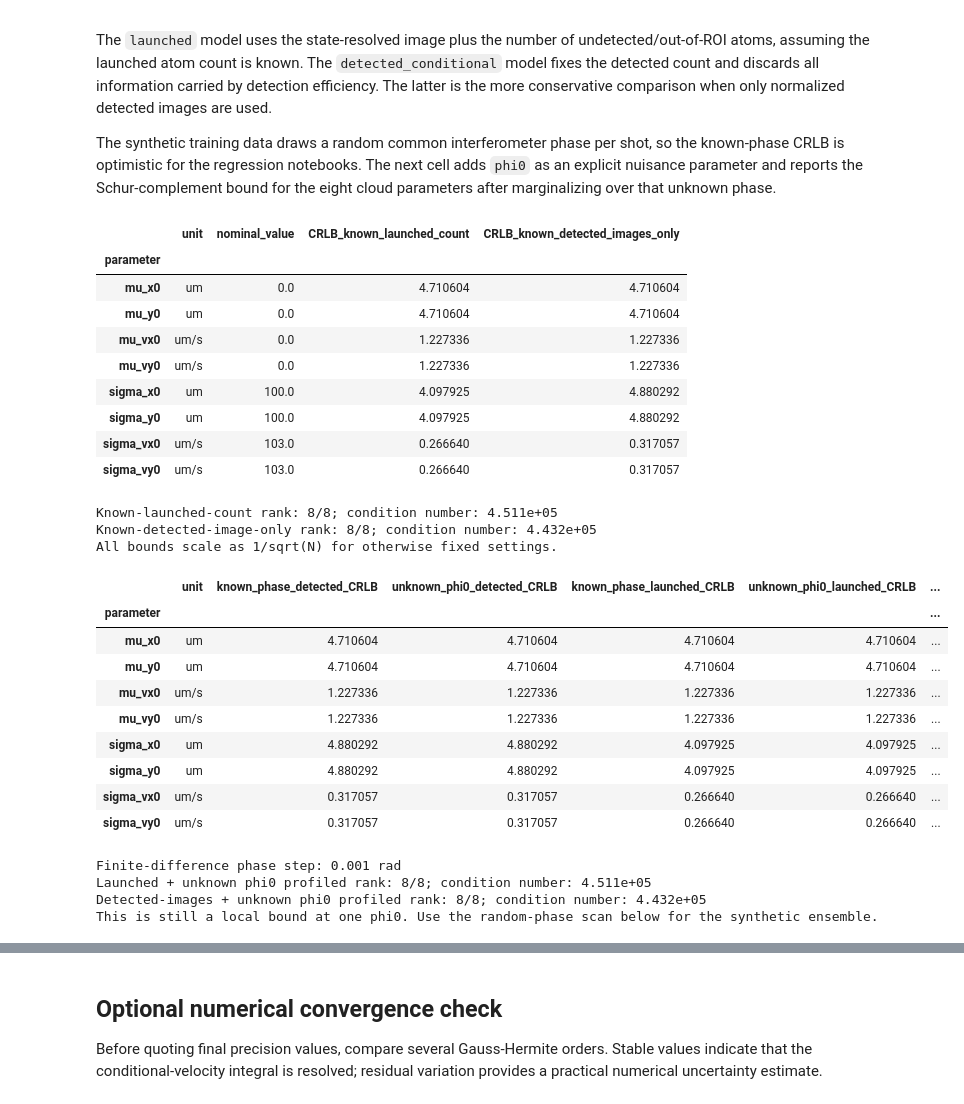
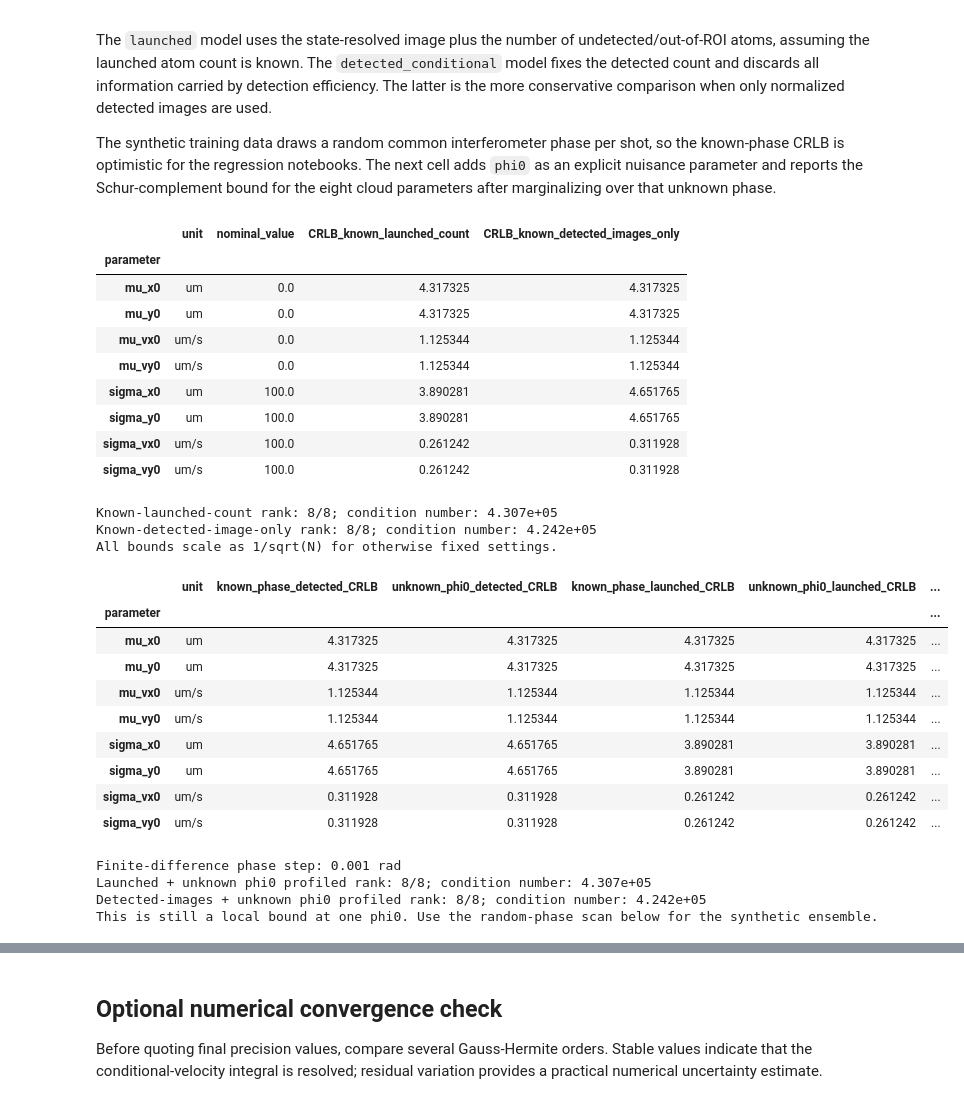
Before and after one commit to noammouelle/gaussian-wavefront-spatially-resolved-inference, a Jupyter notebook: notebooks/psmap_initial_condition_fisher.ipynb, the cells around one changed output, grey strips where cells are left out. Saved outputs shown, nothing was run; the diff lists cells and outputs as text; code cells hidden in the pictures.

```diff
--- a/notebooks/psmap_initial_condition_fisher.ipynb
+++ b/notebooks/psmap_initial_condition_fisher.ipynb
@@ -44,16 +44,16 @@ PSMAP_PATH = REPO / 'output-files' / 'PSGRID4D_CONFOCAL_Z0.h5'
 T_DET = 3.8
 PHI0 = 0.
 N_ATOMS = 100_000_000
-HERMITE_ORDER = 12  # increase to 16 to check quadrature convergence
+HERMITE_ORDER = 16  # increase to 16 to check quadrature convergence
 
 # Match the compact 2D-image artifacts: 64 bins over +/-5 mm.
-N_BINS = 64
+N_BINS = 32
 IMAGE_RANGE = 3e-3
 x_edges = np.linspace(-IMAGE_RANGE, IMAGE_RANGE, N_BINS + 1)
 y_edges = np.linspace(-IMAGE_RANGE, IMAGE_RANGE, N_BINS + 1)
 
 # Order: mu_x0, mu_y0, mu_vx0, mu_vy0, sigma_x0, sigma_y0, sigma_vx0, sigma_vy0.
-theta_nominal = np.array([0, 0, 0, 0, 100e-6, 100e-6, 309e-6/3, 309e-6/3], dtype=float)
+theta_nominal = np.array([0, 0, 0, 0, 100e-6, 100e-6, 100e-6, 100e-6], dtype=float)
 
 # Typical shot-to-shot variation scales used only to condition the Fisher matrix.
 parameter_scales = np.array([10e-6, 10e-6, 10e-6, 10e-6, 10e-6, 10e-6, 10e-6, 10e-6])
@@ -136,8 +136,8 @@ def fisher_from_probabilities(probabilities, jacobian, n_atoms, probability_floo
     return float(n_atoms) * (jacobian[valid].T @ (jacobian[valid] / probabilities[valid, None]))
 
 
-def marginalize_last_parameter(fisher, scales, rcond=1e-10):
-    """Return CRLB diagnostics for physical parameters after removing phi0."""
+def profile_last_parameter_scaled(fisher, scales):
+    """Return the scaled Schur-complement Fisher after removing phi0."""
     scales = np.asarray(scales, dtype=float)
     scale_matrix = np.diag(scales)
     fisher_scaled = scale_matrix @ fisher @ scale_matrix
@@ -150,8 +150,14 @@ def marginalize_last_parameter(fisher, scales, rcond=1e-10):
         profiled_scaled = a - b @ b.T / c
     else:
         profiled_scaled = a
+    return profiled_scaled
+
+
+def diagnostics_from_profiled_scaled(profiled_scaled, scales, rcond=1e-10):
+    """Return CRLB diagnostics for a scaled physical-parameter Fisher matrix."""
+    scales = np.asarray(scales, dtype=float)
     covariance_scaled = np.linalg.pinv(profiled_scaled, rcond=rcond, hermitian=True)
-    covariance = np.diag(scales[:-1]) @ covariance_scaled @ np.diag(scales[:-1])
+    covariance = np.diag(scales) @ covariance_scaled @ np.diag(scales)
     std = np.sqrt(np.maximum(np.diag(covariance), 0.0))
     denom = np.outer(std, std)
     corr = np.divide(covariance, denom, out=np.zeros_like(covariance), where=denom > 0)
@@ -161,6 +167,13 @@ def marginalize_last_parameter(fisher, scales, rcond=1e-10):
     positive = eigenvalues[eigenvalues > threshold]
     condition_number = float(positive[-1] / positive[0]) if len(positive) else np.inf
     return std, corr, eigenvalues, rank, condition_number
+
+
+def marginalize_last_parameter(fisher, scales, rcond=1e-10):
+    """Return CRLB diagnostics for physical parameters after removing phi0."""
+    scales = np.asarray(scales, dtype=float)
+    profiled_scaled = profile_last_parameter_scaled(fisher, scales)
+    return diagnostics_from_profiled_scaled(profiled_scaled, scales[:-1], rcond=rcond)
 
 
 precision_table = pd.DataFrame({
@@ -178,16 +191,16 @@ print('All bounds scale as 1/sqrt(N) for otherwise fixed settings.')
 # %% [output]
 |  | unit | nominal_value | CRLB_known_launched_count | CRLB_known_detected_images_only |
 | parameter |  |  |  |  |
-| mu_x0 | um | 0.0 | 4.710604 | 4.710604 |
-| mu_y0 | um | 0.0 | 4.710604 | 4.710604 |
-| mu_vx0 | um/s | 0.0 | 1.227336 | 1.227336 |
-| mu_vy0 | um/s | 0.0 | 1.227336 | 1.227336 |
-| sigma_x0 | um | 100.0 | 4.097925 | 4.880292 |
-| sigma_y0 | um | 100.0 | 4.097925 | 4.880292 |
-| sigma_vx0 | um/s | 103.0 | 0.266640 | 0.317057 |
-| sigma_vy0 | um/s | 103.0 | 0.266640 | 0.317057 |
+| mu_x0 | um | 0.0 | 4.317325 | 4.317325 |
+| mu_y0 | um | 0.0 | 4.317325 | 4.317325 |
+| mu_vx0 | um/s | 0.0 | 1.125344 | 1.125344 |
+| mu_vy0 | um/s | 0.0 | 1.125344 | 1.125344 |
+| sigma_x0 | um | 100.0 | 3.890281 | 4.651765 |
+| sigma_y0 | um | 100.0 | 3.890281 | 4.651765 |
+| sigma_vx0 | um/s | 100.0 | 0.261242 | 0.311928 |
+| sigma_vy0 | um/s | 100.0 | 0.261242 | 0.311928 |
-Known-launched-count rank: 8/8; condition number: 4.511e+05
-Known-detected-image-only rank: 8/8; condition number: 4.432e+05
+Known-launched-count rank: 8/8; condition number: 4.307e+05
+Known-detected-image-only rank: 8/8; condition number: 4.242e+05
 All bounds scale as 1/sqrt(N) for otherwise fixed settings.
 # %%
 PHI0_STEP = 1e-3
@@ -244,18 +257,22 @@ def fisher_with_phi0_nuisance(phase, hermite_order=HERMITE_ORDER, phase_step=PHI
     )
 
     nuisance_scales = np.r_[parameter_scales, 1.0]
-    launched_unknown = marginalize_last_parameter(launched_fisher_with_phase, nuisance_scales)
-    conditional_unknown = marginalize_last_parameter(conditional_fisher_with_phase, nuisance_scales)
+    launched_profiled_scaled = profile_last_parameter_scaled(launched_fisher_with_phase, nuisance_scales)
+    conditional_profiled_scaled = profile_last_parameter_scaled(conditional_fisher_with_phase, nuisance_scales)
+    launched_unknown = diagnostics_from_profiled_scaled(launched_profiled_scaled, parameter_scales)
+    conditional_unknown = diagnostics_from_profiled_scaled(conditional_profiled_scaled, parameter_scales)
     return {
         'phase': phase,
         'detected_probability': phase_detected_probability,
         'known_launched': known_launched,
         'known_conditional': known_conditional,
+        'unknown_launched_profiled_scaled_fisher': launched_profiled_scaled,
         'unknown_launched_std': launched_unknown[0],
         'unknown_launched_correlation': launched_unknown[1],
         'unknown_launched_eigenvalues': launched_unknown[2],
         'unknown_launched_rank': launched_unknown[3],
         'unknown_launched_condition': launched_unknown[4],
+        'unknown_conditional_profiled_scaled_fisher': conditional_profiled_scaled,
         'unknown_conditional_std': conditional_unknown[0],
         'unknown_conditional_correlation': conditional_unknown[1],
         'unknown_conditional_eigenvalues': conditional_unknown[2],
@@ -270,42 +287,42 @@ launched_phi_nuisance_correlation = phase_nuisance_result['unknown_launched_corr
 launched_phi_nuisance_eigenvalues = phase_nuisance_result['unknown_launched_eigenvalues']
 launched_phi_nuisance_rank = phase_nuisance_result['unknown_launched_rank']
 launched_phi_nuisance_condition = phase_nuisance_result['unknown_launched_condition']
 conditional_phi_nuisance_std = phase_nuisance_result['unknown_conditional_std']
 conditional_phi_nuisance_correlation = phase_nuisance_result['unknown_conditional_correlation']
 conditional_phi_nuisance_eigenvalues = phase_nuisance_result['unknown_conditional_eigenvalues']
 conditional_phi_nuisance_rank = phase_nuisance_result['unknown_conditional_rank']
 conditional_phi_nuisance_condition = phase_nuisance_result['unknown_conditional_condition']
 
 phase_nuisance_table = pd.DataFrame({
     'parameter': PARAMETER_NAMES,
     'unit': units,
     'known_phase_detected_CRLB': conditional_result.standard_deviations * display_scales,
     'unknown_phi0_detected_CRLB': conditional_phi_nuisance_std * display_scales,
     'known_phase_launched_CRLB': launched_result.standard_deviations * display_scales,
     'unknown_phi0_launched_CRLB': launched_phi_nuisance_std * display_scales,
 }).set_index('parameter')
 phase_nuisance_table['detected_unknown_over_known'] = (
     phase_nuisance_table['unknown_phi0_detected_CRLB'] /
     phase_nuisance_table['known_phase_detected_CRLB']
 )
 display(phase_nuisance_table)
 
 print(f'Finite-difference phase step: {PHI0_STEP:g} rad')
 print(f'Launched + unknown phi0 profiled rank: {launched_phi_nuisance_rank}/8; condition number: {launched_phi_nuisance_condition:.3e}')
 print(f'Detected-images + unknown phi0 profiled rank: {conditional_phi_nuisance_rank}/8; condition number: {conditional_phi_nuisance_condition:.3e}')
 print('This is still a local bound at one phi0. Use the random-phase scan below for the synthetic ensemble.')
 # %% [output]
 |  | unit | known_phase_detected_CRLB | unknown_phi0_detected_CRLB | known_phase_launched_CRLB | unknown_phi0_launched_CRLB | ... |
 | parameter |  |  |  |  |  | ... |
-| mu_x0 | um | 4.710604 | 4.710604 | 4.710604 | 4.710604 | ... |
-| mu_y0 | um | 4.710604 | 4.710604 | 4.710604 | 4.710604 | ... |
-| mu_vx0 | um/s | 1.227336 | 1.227336 | 1.227336 | 1.227336 | ... |
-| mu_vy0 | um/s | 1.227336 | 1.227336 | 1.227336 | 1.227336 | ... |
-| sigma_x0 | um | 4.880292 | 4.880292 | 4.097925 | 4.097925 | ... |
-| sigma_y0 | um | 4.880292 | 4.880292 | 4.097925 | 4.097925 | ... |
-| sigma_vx0 | um/s | 0.317057 | 0.317057 | 0.266640 | 0.266640 | ... |
-| sigma_vy0 | um/s | 0.317057 | 0.317057 | 0.266640 | 0.266640 | ... |
+| mu_x0 | um | 4.317325 | 4.317325 | 4.317325 | 4.317325 | ... |
+| mu_y0 | um | 4.317325 | 4.317325 | 4.317325 | 4.317325 | ... |
+| mu_vx0 | um/s | 1.125344 | 1.125344 | 1.125344 | 1.125344 | ... |
+| mu_vy0 | um/s | 1.125344 | 1.125344 | 1.125344 | 1.125344 | ... |
+| sigma_x0 | um | 4.651765 | 4.651765 | 3.890281 | 3.890281 | ... |
+| sigma_y0 | um | 4.651765 | 4.651765 | 3.890281 | 3.890281 | ... |
+| sigma_vx0 | um/s | 0.311928 | 0.311928 | 0.261242 | 0.261242 | ... |
+| sigma_vy0 | um/s | 0.311928 | 0.311928 | 0.261242 | 0.261242 | ... |
 Finite-difference phase step: 0.001 rad
-Launched + unknown phi0 profiled rank: 8/8; condition number: 4.511e+05
-Detected-images + unknown phi0 profiled rank: 8/8; condition number: 4.432e+05
+Launched + unknown phi0 profiled rank: 8/8; condition number: 4.307e+05
+Detected-images + unknown phi0 profiled rank: 8/8; condition number: 4.242e+05
 This is still a local bound at one phi0. Use the random-phase scan below for the synthetic ensemble.
```
Also changed, not shown: parts of 10 cells of this notebook, 5 other files.
